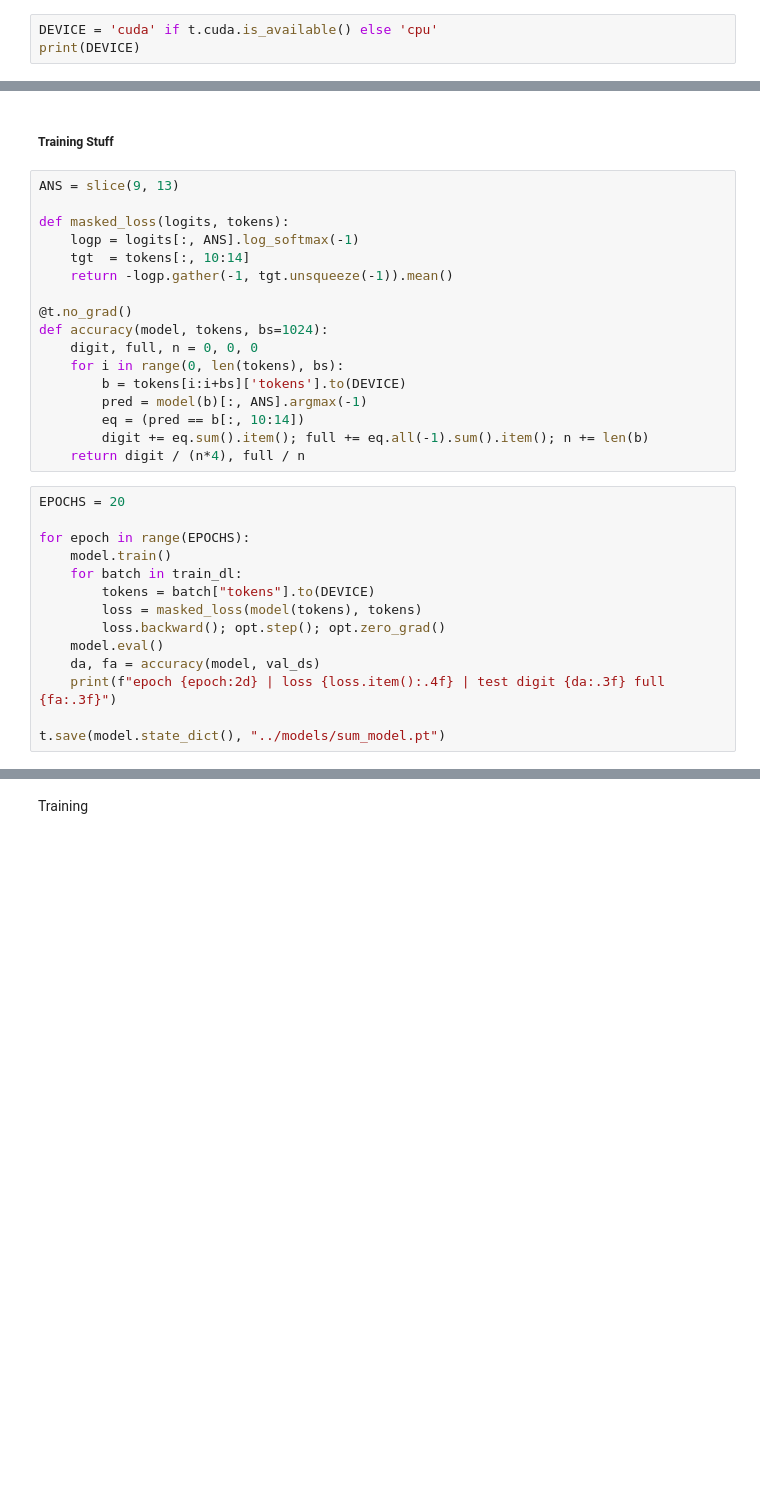
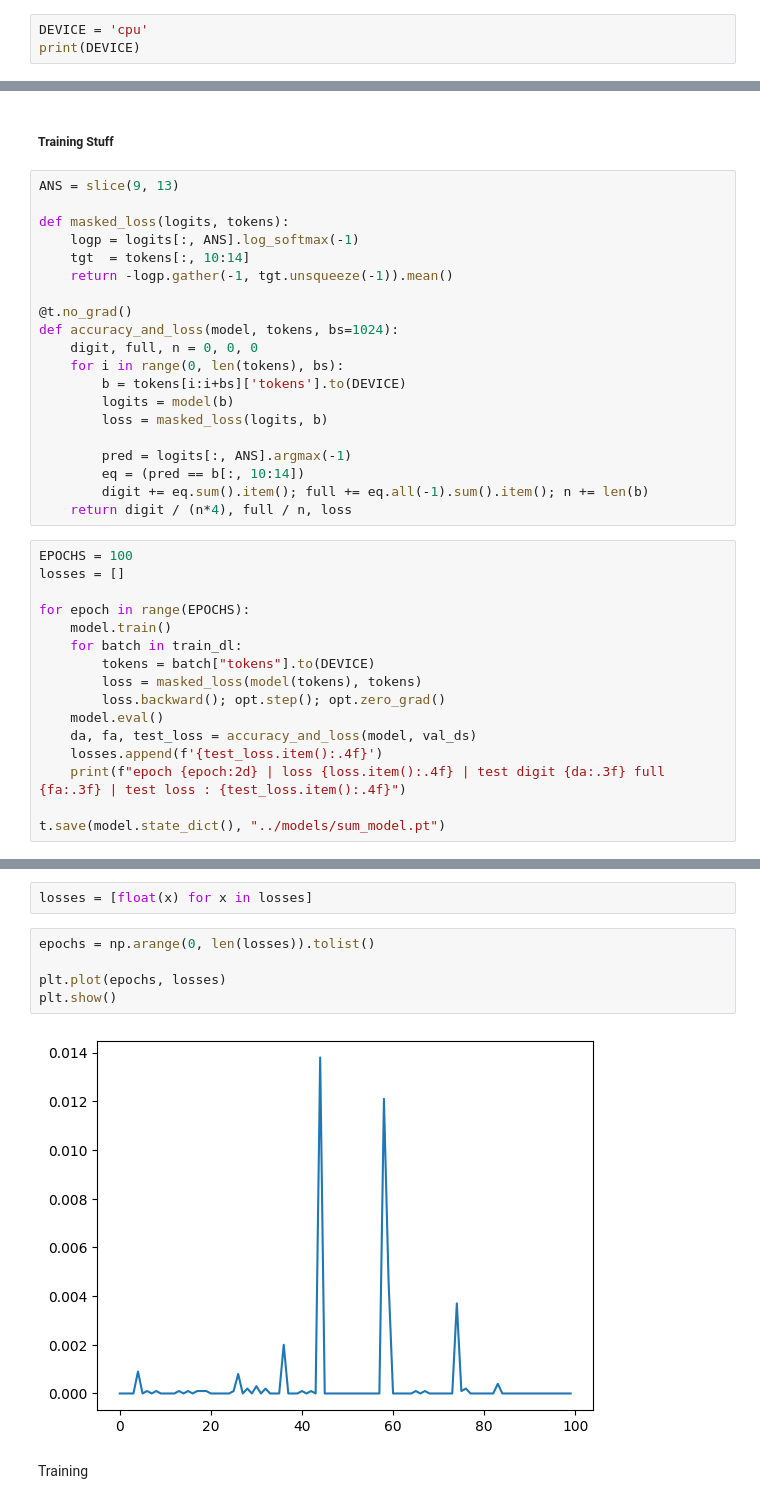
Before and after one commit to vorrjjard-2/fib-interp-2, a Jupyter notebook: notebook/main.ipynb, the cells around one changed output, grey strips where cells are left out. Cells and saved outputs as stored; diff of their text form; blank space fills up the shorter version.

```diff
--- a/notebook/main.ipynb
+++ b/notebook/main.ipynb
@@ -43,7 +45,7 @@ def generate_sample(cfg) -> list:
 
     return f'{pad(d1)}+{pad(d2)}={pad(sum, reversed=True)}'
 # %%
-DEVICE = 'cuda' if t.cuda.is_available() else 'cpu'
+DEVICE = 'cpu'
 print(DEVICE)
 # %% [output]
 cpu
@@ -160,16 +162,20 @@ def masked_loss(logits, tokens):
     return -logp.gather(-1, tgt.unsqueeze(-1)).mean()
 
 @t.no_grad()
-def accuracy(model, tokens, bs=1024):
+def accuracy_and_loss(model, tokens, bs=1024):
     digit, full, n = 0, 0, 0
     for i in range(0, len(tokens), bs):
         b = tokens[i:i+bs]['tokens'].to(DEVICE)
-        pred = model(b)[:, ANS].argmax(-1)
+        logits = model(b)
+        loss = masked_loss(logits, b)
+
+        pred = logits[:, ANS].argmax(-1)
         eq = (pred == b[:, 10:14])
         digit += eq.sum().item(); full += eq.all(-1).sum().item(); n += len(b)
-    return digit / (n*4), full / n
+    return digit / (n*4), full / n, loss
 # %%
-EPOCHS = 20
+EPOCHS = 100
+losses = []
 
 for epoch in range(EPOCHS):
     model.train()
@@ -178,8 +184,9 @@ for epoch in range(EPOCHS):
         loss = masked_loss(model(tokens), tokens)
         loss.backward(); opt.step(); opt.zero_grad()
     model.eval()
-    da, fa = accuracy(model, val_ds)
-    print(f"epoch {epoch:2d} | loss {loss.item():.4f} | test digit {da:.3f} full {fa:.3f}")
+    da, fa, test_loss = accuracy_and_loss(model, val_ds)
+    losses.append(f'{test_loss.item():.4f}')
+    print(f"epoch {epoch:2d} | loss {loss.item():.4f} | test digit {da:.3f} full {fa:.3f} | test loss : {test_loss.item():.4f}")
 
 t.save(model.state_dict(), "../models/sum_model.pt")
 # %% [output]
@@ -206,3 +210,12 @@ epoch 19 | loss 0.0011 | test digit 1.000 full 1.000
+# %%
+losses = [float(x) for x in losses]
+# %%
+epochs = np.arange(0, len(losses)).tolist()
+
+plt.plot(epochs, losses)
+plt.show()
+# %% [output]
+[figure, added]
 # %% [markdown]
 Training
 # %% [markdown]
```
Also changed, not shown: parts of 4 cells of this notebook, 1 other file.
